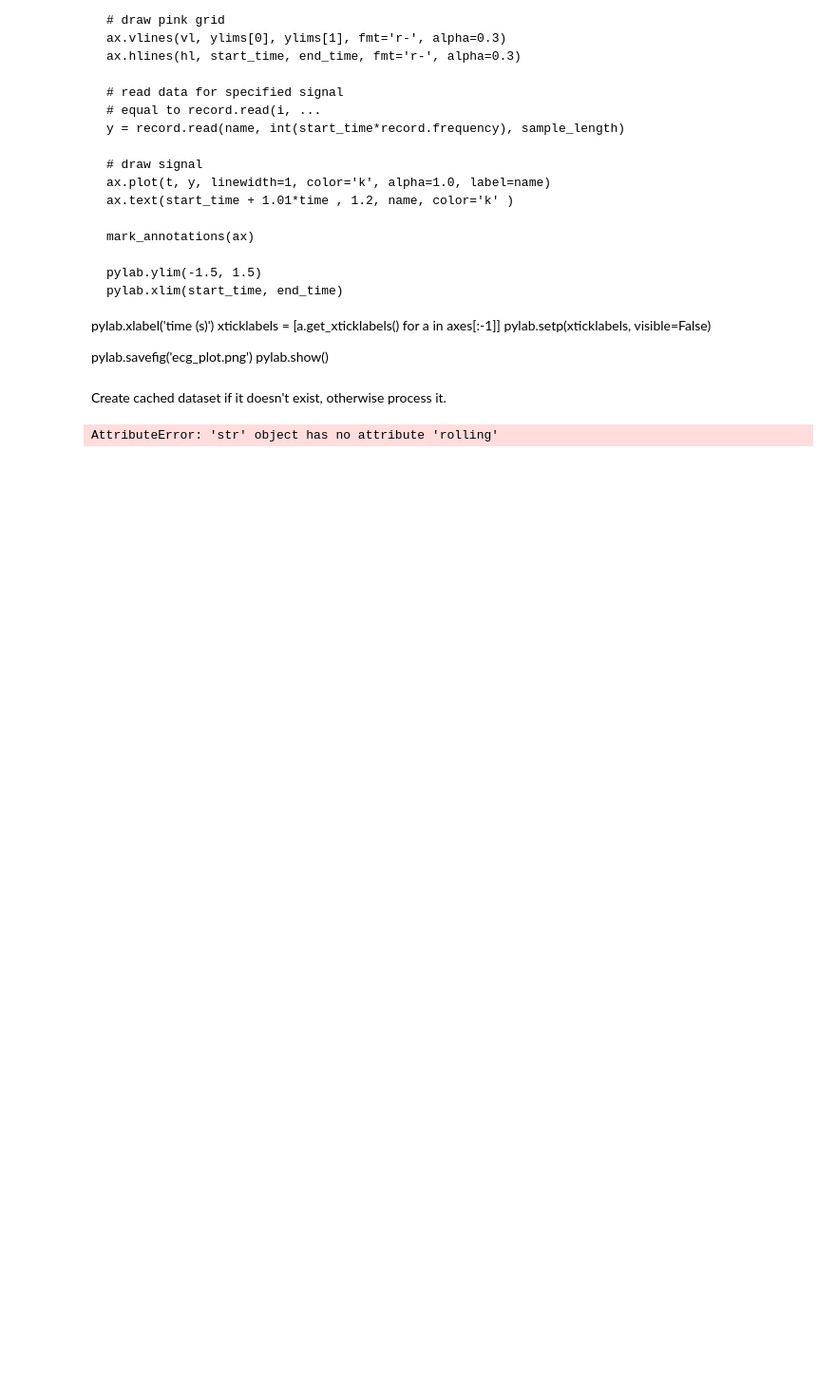
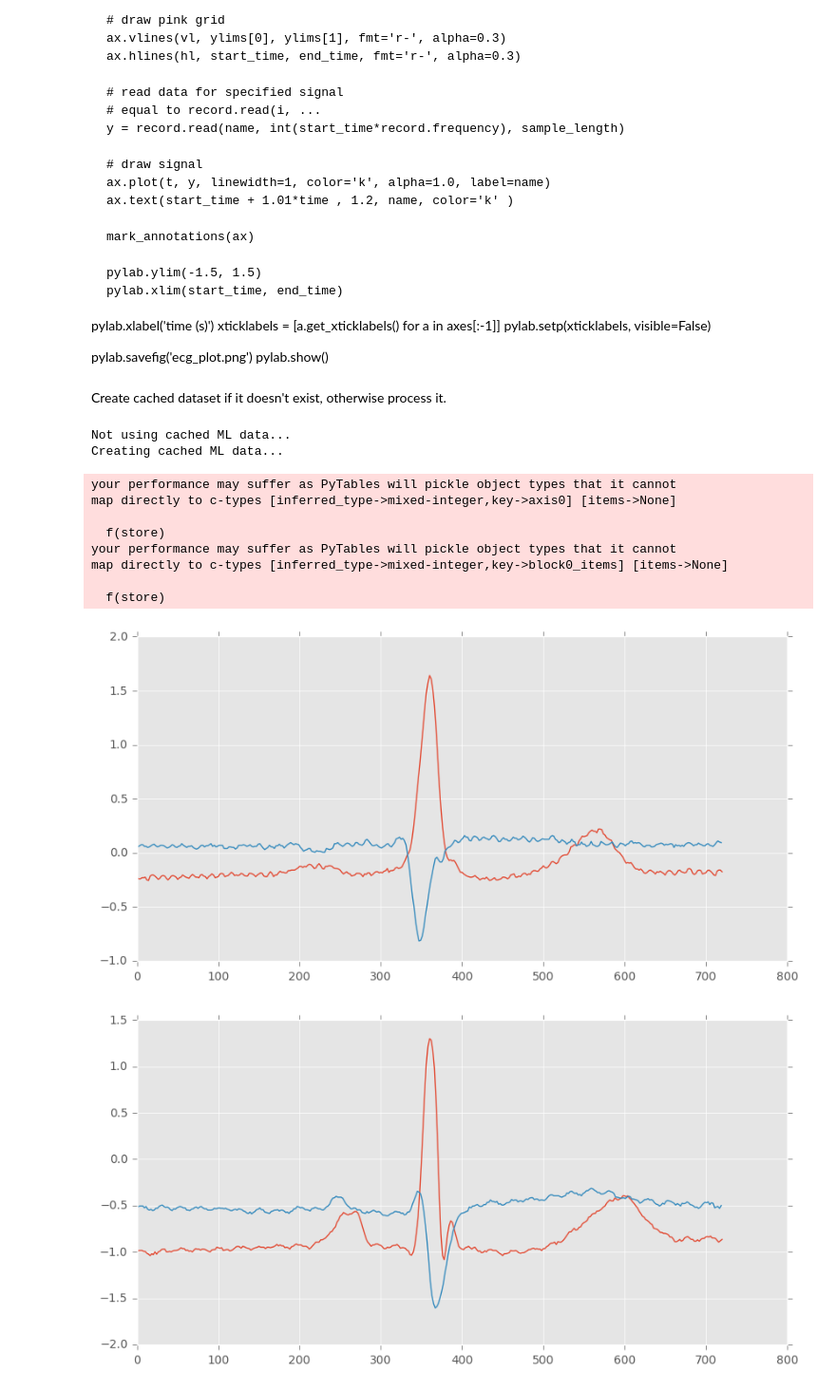
Before and after one commit to predmach/cognitive_wfdb, a Jupyter notebook: juypter/cog_wfdb-dataframe-to-cache.ipynb, the cells around one changed output. Shown: that part at 95% size. Drawn from its saved outputs; the diff is of its cells as text; code cells hidden in the pictures; blank space fills up the shorter version.

```diff
--- a/juypter/cog_wfdb-dataframe-to-cache.ipynb
+++ b/juypter/cog_wfdb-dataframe-to-cache.ipynb
@@ -255,8 +255,8 @@ def generate_normal_and_arrythmia_samples(anECGDataFrame, anOffsetWindow=[5000,
             # enhance features in each lead series
             # save off the max and var
             for signalName in aColumnList:
-                #lead_filtered = max_amplitude_filter(intervalSamples[signalName])
-                lead_filtered = max_amplitude_filter(signalName)
+                lead_filtered = max_amplitude_filter(intervalSamples[signalName])
+                #lead_filtered = intervalSamples[signalName]
                 intervalSeries[signalName + '_max'] = lead_filtered.max()
                 intervalSeries[signalName + '_var'] = lead_filtered.var()
 
@@ -305,7 +305,7 @@ def generate_all_sample_record_intervals(anEcgDataFrame, anEqualSampling=True):
     # each record will have time around each annotated event
     # also, derived features are around each event
     mlStage = pd.DataFrame()
-    firstTime=True;
+    firstTime = True
     for ecgKey in ecgFilter:
         record = anEcgDataFrame[ecgKey]
         if record.arrythmia_events.sum() > 1:
@@ -313,9 +313,11 @@ def generate_all_sample_record_intervals(anEcgDataFrame, anEqualSampling=True):
                 continue
 
             recordSamples = generate_normal_and_arrythmia_samples(record)
-            if firstTime:
-              print(recordSamples)
-              firstTime = False;
+            #if firstTime:
+            #    print(record)
+            #    print(recordSamples)
+            #    firstTime = False
+
             mlStage = pd.concat([mlStage, recordSamples])
 
     mlStage.reset_index(drop=True, inplace=True)
@@ -353,37 +355,51 @@ def extract_and_stage_ml(hdf_filename, anEqualSampling=True, useCached=True):
     if useCached and os.path.isfile(cache):
         print('Using cached ML data...')
         equalized_data = pd.read_hdf(cache, 'cached_data')
     else:
+        print('Not using cached ML data...')
         ecgDataframe = pd.HDFStore(hdf_filename)
         equalized_data = generate_all_sample_record_intervals(ecgDataframe)
         if (useCached):
             print('Creating cached ML data...')
             equalized_data.to_hdf(cache, 'cached_data')
 
     return equalized_data
 
-samples = extract_and_stage_ml(hdf_filename, anEqualSampling=True, useCached=False)
+samples = extract_and_stage_ml(hdf_filename, anEqualSampling=True, useCached=True)
 
 
 #print(samples)
 import matplotlib.pyplot as plt
 %matplotlib inline
 plt.style.use('ggplot')
 
-
+# plot as separate/distinct plots
 def plotter(row):
     plt.figure(figsize=(10, 5))
-    plt.plot(row)
+    plt.plot(row[0::2])
+    plt.plot(row[1::2])
     plt.show()
 
-print(samples.iloc[:,:])
+#print(samples.iloc[:,:])
 
 samples.iloc[:4,:721].apply(lambda x: plotter(x), axis=1 )
 
-
+# plot together
 f, axs = plt.subplots(4, sharex=True, sharey=True,figsize=(15, 20))
 for rowIdx in range( len(axs) ):
-    axs[rowIdx].plot( samples.iloc[rowIdx,:721] )
+    axs[rowIdx].plot( samples.iloc[rowIdx,0:721:2] )
+    axs[rowIdx].plot( samples.iloc[rowIdx,1:721:2] )
 f.subplots_adjust(hspace=0)
 # %% [output]
-AttributeError: 'str' object has no attribute 'rolling'
+Not using cached ML data...
+Creating cached ML data...
+your performance may suffer as PyTables will pickle object types that it cannot
+map directly to c-types [inferred_type->mixed-integer,key->axis0] [items->None]
+
+  f(store)
+your performance may suffer as PyTables will pickle object types that it cannot
+map directly to c-types [inferred_type->mixed-integer,key->block0_items] [items->None]
+
+  f(store)
+[figure, added]
+[figure, added]
```
Also changed, not shown: parts of 2 cells of this notebook, 2 other files.
